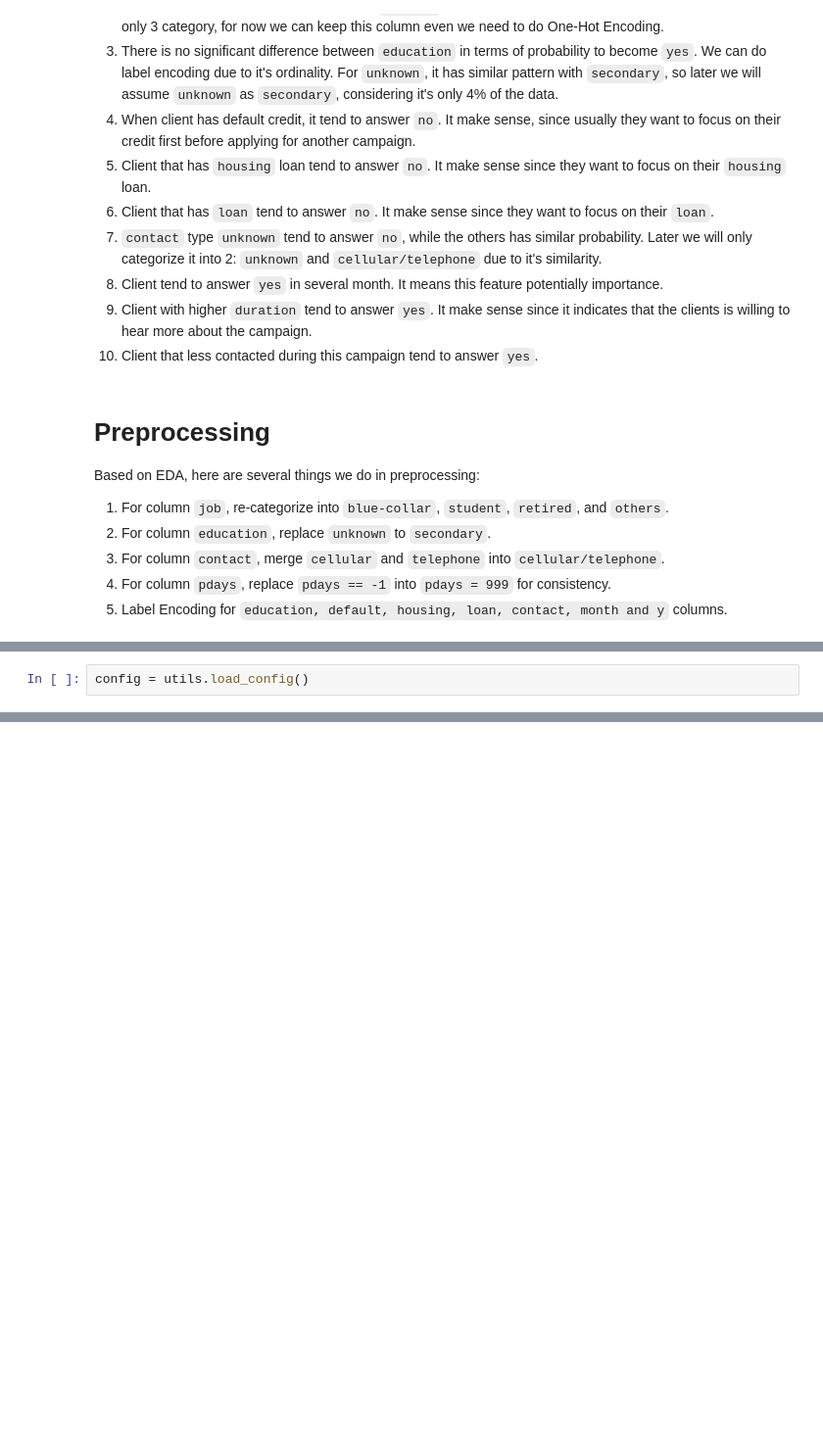
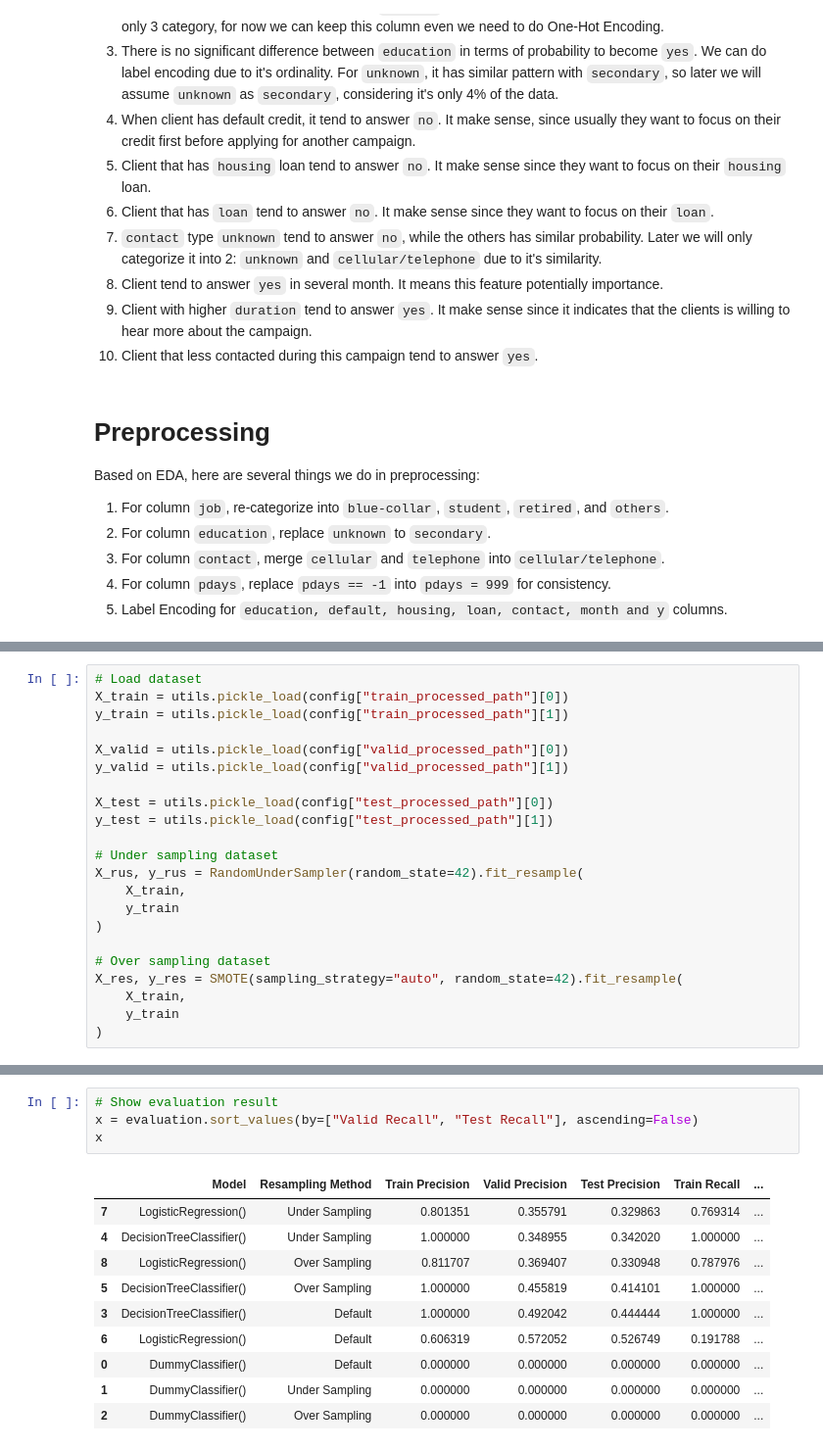
Before and after one commit to carloabimanyu/bank-marketing, a Jupyter notebook: notebooks/notebook.ipynb, the cells around one changed output, grey strips where cells are left out. Shown at 98% size. Drawn from its saved outputs; the diff is of its cells as text; blank space fills up the shorter version.

Commit message:
add model.py

```diff
--- a/notebooks/notebook.ipynb
+++ b/notebooks/notebook.ipynb
@@ -495,2 +515,0 @@ Based on EDA, here are several things we do in feature engineering:
-# %%
-config = utils.load_config()
@@ -521,0 +554,22 @@ print(preprocessing(train_rus)["poutcome"].unique())
+# %%
+# Load dataset
+X_train = utils.pickle_load(config["train_processed_path"][0])
+y_train = utils.pickle_load(config["train_processed_path"][1])
+
+X_valid = utils.pickle_load(config["valid_processed_path"][0])
+y_valid = utils.pickle_load(config["valid_processed_path"][1])
+
+X_test = utils.pickle_load(config["test_processed_path"][0])
+y_test = utils.pickle_load(config["test_processed_path"][1])
+
+# Under sampling dataset
+X_rus, y_rus = RandomUnderSampler(random_state=42).fit_resample(
+    X_train,
+    y_train
+)
+
+# Over sampling dataset
+X_res, y_res = SMOTE(sampling_strategy="auto", random_state=42).fit_resample(
+    X_train,
+    y_train
+)
@@ -521,0 +651,15 @@ print(preprocessing(train_rus)["poutcome"].unique())
+# %%
+# Show evaluation result
+x = evaluation.sort_values(by=["Valid Recall", "Test Recall"], ascending=False)
+x
+# %% [output]
+|  | Model | Resampling Method | Train Precision | Valid Precision | Test Precision | Train Recall | ... |
+| 7 | LogisticRegression() | Under Sampling | 0.801351 | 0.355791 | 0.329863 | 0.769314 | ... |
+| 4 | DecisionTreeClassifier() | Under Sampling | 1.000000 | 0.348955 | 0.342020 | 1.000000 | ... |
+| 8 | LogisticRegression() | Over Sampling | 0.811707 | 0.369407 | 0.330948 | 0.787976 | ... |
+| 5 | DecisionTreeClassifier() | Over Sampling | 1.000000 | 0.455819 | 0.414101 | 1.000000 | ... |
+| 3 | DecisionTreeClassifier() | Default | 1.000000 | 0.492042 | 0.444444 | 1.000000 | ... |
+| 6 | LogisticRegression() | Default | 0.606319 | 0.572052 | 0.526749 | 0.191788 | ... |
+| 0 | DummyClassifier() | Default | 0.000000 | 0.000000 | 0.000000 | 0.000000 | ... |
+| 1 | DummyClassifier() | Under Sampling | 0.000000 | 0.000000 | 0.000000 | 0.000000 | ... |
+| 2 | DummyClassifier() | Over Sampling | 0.000000 | 0.000000 | 0.000000 | 0.000000 | ... |
```
Also changed, not shown: parts of 19 cells of this notebook, 7 other files.
